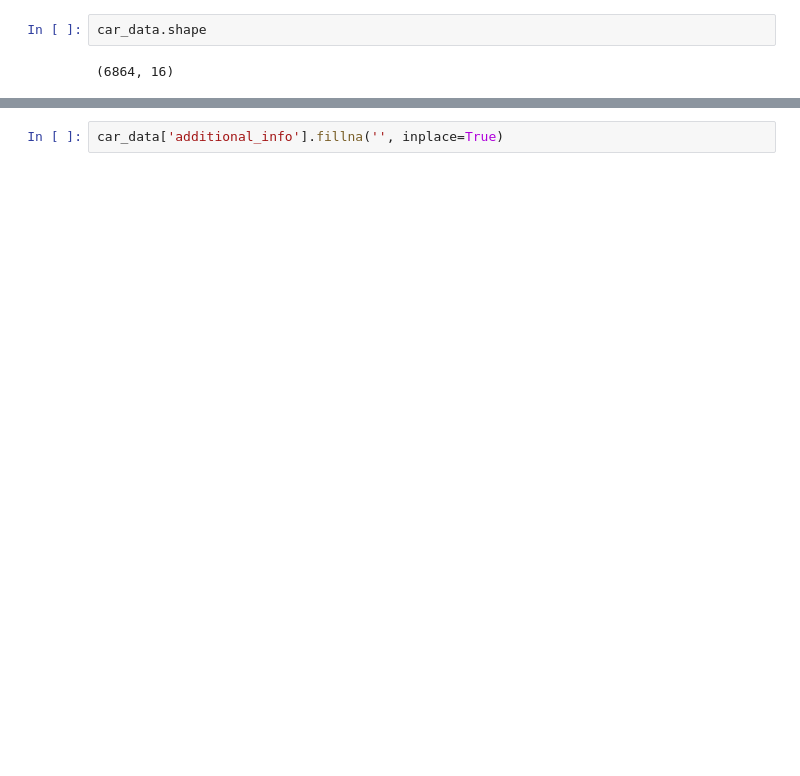
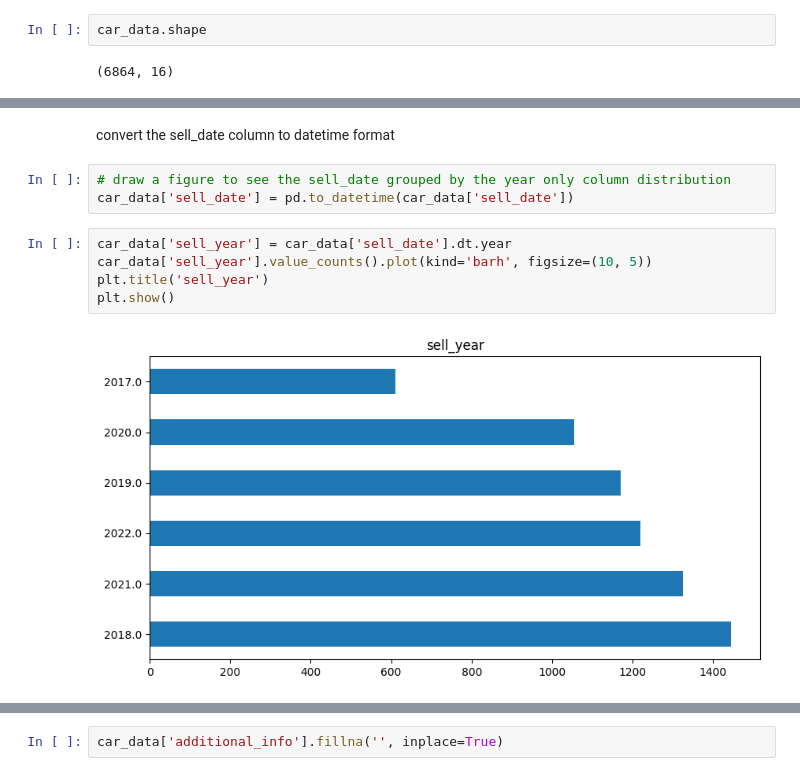
Before and after one commit to mohamadhase/Car-Price-Prediction, a Jupyter notebook: notebooks/car_prediction.ipynb, the cells around one changed output, grey strips where cells are left out. Saved outputs shown, nothing was run; the diff lists cells and outputs as text; blank space fills up the shorter version.

```diff
--- a/notebooks/car_prediction.ipynb
+++ b/notebooks/car_prediction.ipynb
@@ -24,0 +81,12 @@ car_data.head(5)
+# %% [markdown]
+convert the sell_date column to datetime format
+# %%
+# draw a figure to see the sell_date grouped by the year only column distribution
+car_data['sell_date'] = pd.to_datetime(car_data['sell_date'])
+# %%
+car_data['sell_year'] = car_data['sell_date'].dt.year
+car_data['sell_year'].value_counts().plot(kind='barh', figsize=(10, 5))
+plt.title('sell_year')
+plt.show()
+# %% [output]
+[figure, added]
```
Also changed, not shown: parts of 39 cells of this notebook.
